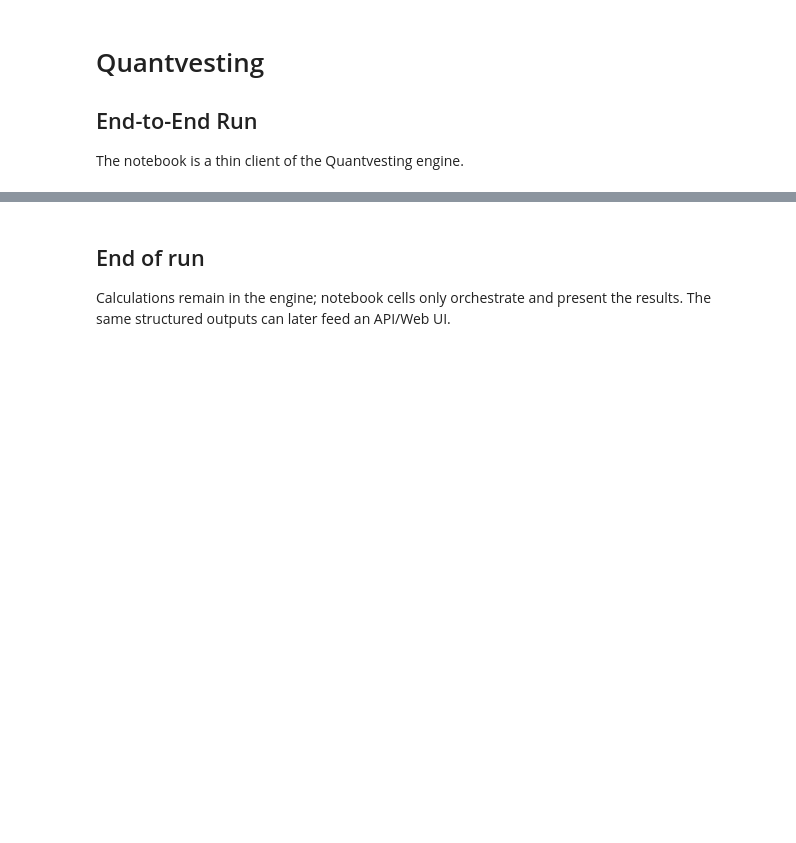
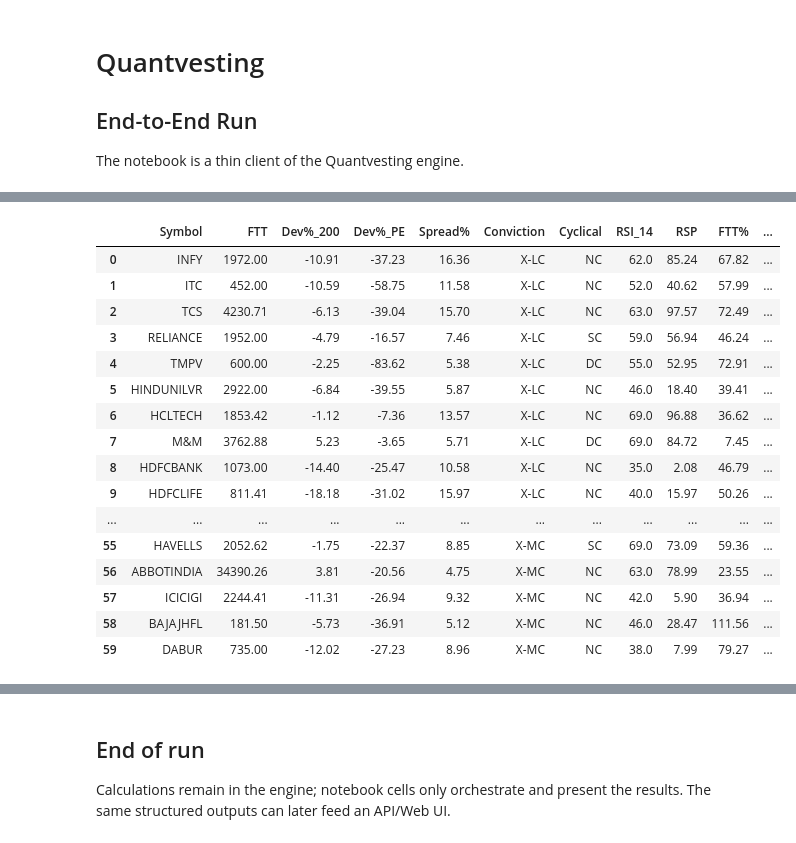
Before and after one commit to ankit-rathi/Quantvesting_v3, a Jupyter notebook: 03_quantvesting_run.ipynb, the cells around one changed output, grey strips where cells are left out. Cells and saved outputs as stored; diff of their text form; code cells hidden in the pictures; blank space fills up the shorter version.

```diff
--- a/03_quantvesting_run.ipynb
+++ b/03_quantvesting_run.ipynb
@@ -112,0 +163,30 @@ df_portfolio_actions = qv.portfolio_actions(
+# %%
+df_prospects_actions = qv.prospect_actions(
+    df_prospects,
+    top_n=10,
+)
+
+qv.display_dataframe(
+    df_prospects_actions,
+    columns=PROSPECT_DISPLAY_COLUMNS,
+    sort_by="CumlRnk",
+    ascending=True,
+)
+# %% [output]
+|  | Symbol | FTT | Dev%_200 | Dev%_PE | Spread% | Conviction | Cyclical | RSI_14 | RSP | FTT% | ... |
+| 0 | INFY | 1972.00 | -10.91 | -37.23 | 16.36 | X-LC | NC | 62.0 | 85.24 | 67.82 | ... |
+| 1 | ITC | 452.00 | -10.59 | -58.75 | 11.58 | X-LC | NC | 52.0 | 40.62 | 57.99 | ... |
+| 2 | TCS | 4230.71 | -6.13 | -39.04 | 15.70 | X-LC | NC | 63.0 | 97.57 | 72.49 | ... |
+| 3 | RELIANCE | 1952.00 | -4.79 | -16.57 | 7.46 | X-LC | SC | 59.0 | 56.94 | 46.24 | ... |
+| 4 | TMPV | 600.00 | -2.25 | -83.62 | 5.38 | X-LC | DC | 55.0 | 52.95 | 72.91 | ... |
+| 5 | HINDUNILVR | 2922.00 | -6.84 | -39.55 | 5.87 | X-LC | NC | 46.0 | 18.40 | 39.41 | ... |
+| 6 | HCLTECH | 1853.42 | -1.12 | -7.36 | 13.57 | X-LC | NC | 69.0 | 96.88 | 36.62 | ... |
+| 7 | M&M | 3762.88 | 5.23 | -3.65 | 5.71 | X-LC | DC | 69.0 | 84.72 | 7.45 | ... |
+| 8 | HDFCBANK | 1073.00 | -14.40 | -25.47 | 10.58 | X-LC | NC | 35.0 | 2.08 | 46.79 | ... |
+| 9 | HDFCLIFE | 811.41 | -18.18 | -31.02 | 15.97 | X-LC | NC | 40.0 | 15.97 | 50.26 | ... |
+| ... | ... | ... | ... | ... | ... | ... | ... | ... | ... | ... | ... |
+| 55 | HAVELLS | 2052.62 | -1.75 | -22.37 | 8.85 | X-MC | SC | 69.0 | 73.09 | 59.36 | ... |
+| 56 | ABBOTINDIA | 34390.26 | 3.81 | -20.56 | 4.75 | X-MC | NC | 63.0 | 78.99 | 23.55 | ... |
+| 57 | ICICIGI | 2244.41 | -11.31 | -26.94 | 9.32 | X-MC | NC | 42.0 | 5.90 | 36.94 | ... |
+| 58 | BAJAJHFL | 181.50 | -5.73 | -36.91 | 5.12 | X-MC | NC | 46.0 | 28.47 | 111.56 | ... |
+| 59 | DABUR | 735.00 | -12.02 | -27.23 | 8.96 | X-MC | NC | 38.0 | 7.99 | 79.27 | ... |
```
Also changed, not shown: parts of 7 cells of this notebook.
